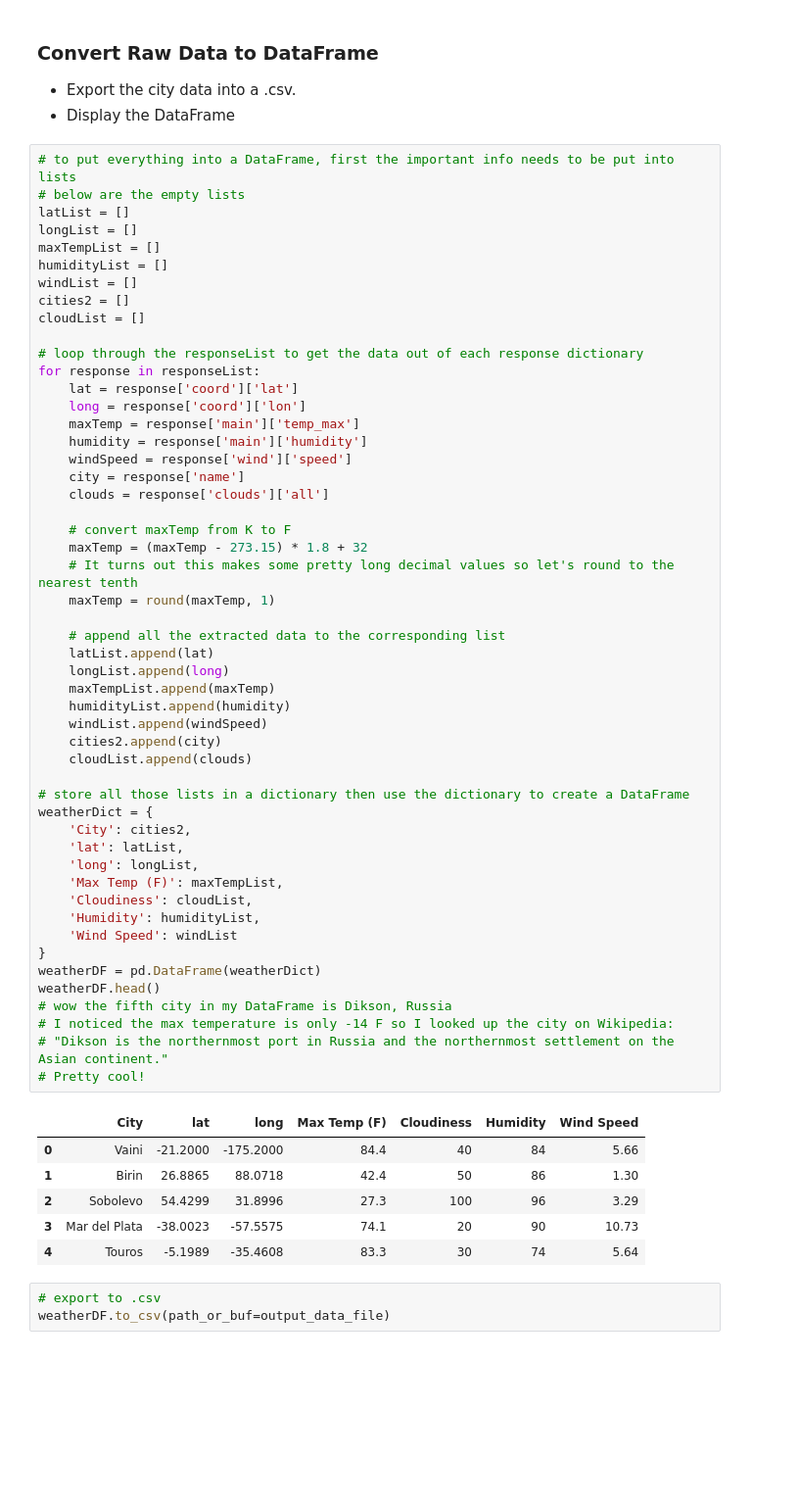
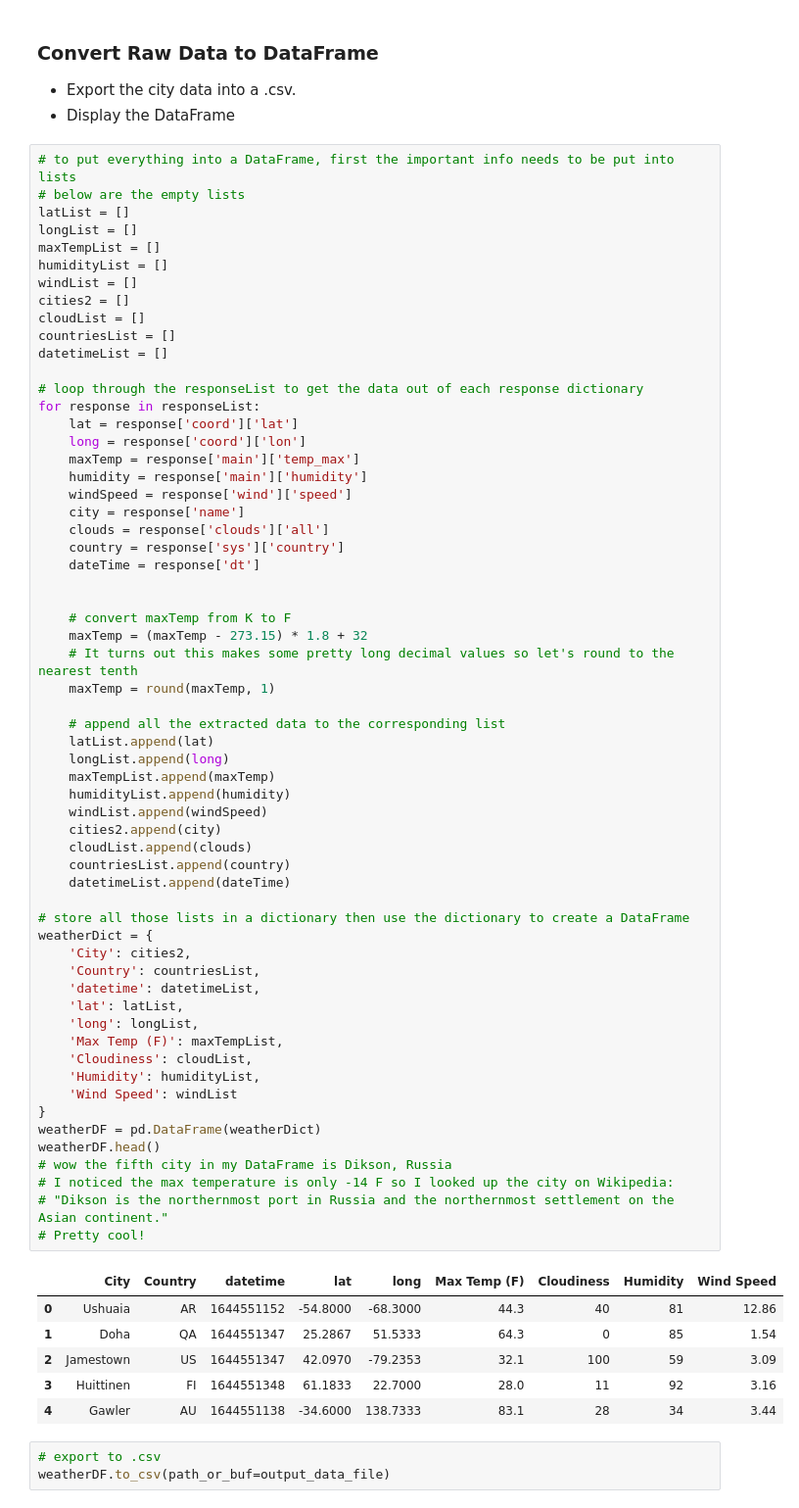
Before and after one commit to randallwvr90/python-api-challenge, a Jupyter notebook: WeatherPy.ipynb, the cells around one changed output. Shown at 98% size. Cells and saved outputs as stored; diff of their text form; blank space fills up the shorter version.

```diff
--- a/WeatherPy.ipynb
+++ b/WeatherPy.ipynb
@@ -95,6 +95,8 @@ humidityList = []
 windList = []
 cities2 = []
 cloudList = []
+countriesList = []
+datetimeList = []
 
 # loop through the responseList to get the data out of each response dictionary
 for response in responseList:
@@ -105,44 +107,51 @@ for response in responseList:
     windSpeed = response['wind']['speed']
     city = response['name']
     clouds = response['clouds']['all']
+    country = response['sys']['country']
+    dateTime = response['dt']
+
 
     # convert maxTemp from K to F
     maxTemp = (maxTemp - 273.15) * 1.8 + 32
     # It turns out this makes some pretty long decimal values so let's round to the nearest tenth
     maxTemp = round(maxTemp, 1)
 
     # append all the extracted data to the corresponding list
     latList.append(lat)
     longList.append(long)
     maxTempList.append(maxTemp)
     humidityList.append(humidity)
     windList.append(windSpeed)
     cities2.append(city)
     cloudList.append(clouds)
+    countriesList.append(country)
+    datetimeList.append(dateTime)
 
 # store all those lists in a dictionary then use the dictionary to create a DataFrame
 weatherDict = {
     'City': cities2,
+    'Country': countriesList,
+    'datetime': datetimeList,
     'lat': latList,
     'long': longList,
     'Max Temp (F)': maxTempList,
     'Cloudiness': cloudList,
     'Humidity': humidityList,
     'Wind Speed': windList
 }
 weatherDF = pd.DataFrame(weatherDict)
 weatherDF.head()
 # wow the fifth city in my DataFrame is Dikson, Russia
 # I noticed the max temperature is only -14 F so I looked up the city on Wikipedia:
 # "Dikson is the northernmost port in Russia and the northernmost settlement on the Asian continent."
 # Pretty cool!
 # %% [output]
-|  | City | lat | long | Max Temp (F) | Cloudiness | Humidity | Wind Speed |
-| 0 | Vaini | -21.2000 | -175.2000 | 84.4 | 40 | 84 | 5.66 |
-| 1 | Birin | 26.8865 | 88.0718 | 42.4 | 50 | 86 | 1.30 |
-| 2 | Sobolevo | 54.4299 | 31.8996 | 27.3 | 100 | 96 | 3.29 |
-| 3 | Mar del Plata | -38.0023 | -57.5575 | 74.1 | 20 | 90 | 10.73 |
-| 4 | Touros | -5.1989 | -35.4608 | 83.3 | 30 | 74 | 5.64 |
+|  | City | Country | datetime | lat | long | Max Temp (F) | Cloudiness | Humidity | Wind Speed |
+| 0 | Ushuaia | AR | 1644551152 | -54.8000 | -68.3000 | 44.3 | 40 | 81 | 12.86 |
+| 1 | Doha | QA | 1644551347 | 25.2867 | 51.5333 | 64.3 | 0 | 85 | 1.54 |
+| 2 | Jamestown | US | 1644551347 | 42.0970 | -79.2353 | 32.1 | 100 | 59 | 3.09 |
+| 3 | Huittinen | FI | 1644551348 | 61.1833 | 22.7000 | 28.0 | 11 | 92 | 3.16 |
+| 4 | Gawler | AU | 1644551138 | -34.6000 | 138.7333 | 83.1 | 28 | 34 | 3.44 |
 # %%
 # export to .csv
 weatherDF.to_csv(path_or_buf=output_data_file)
```
Also changed, not shown: parts of 34 cells of this notebook, 16 other files.
